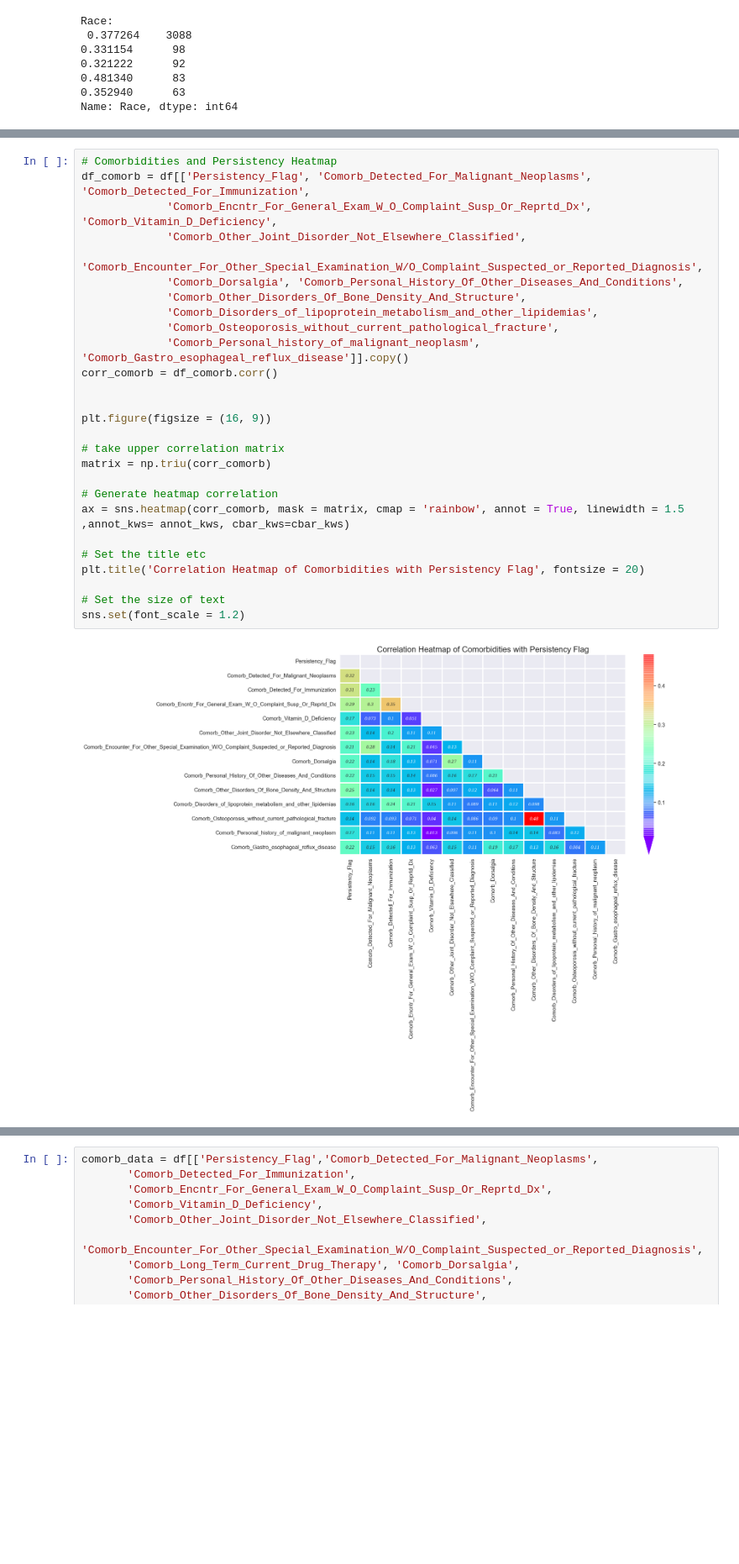
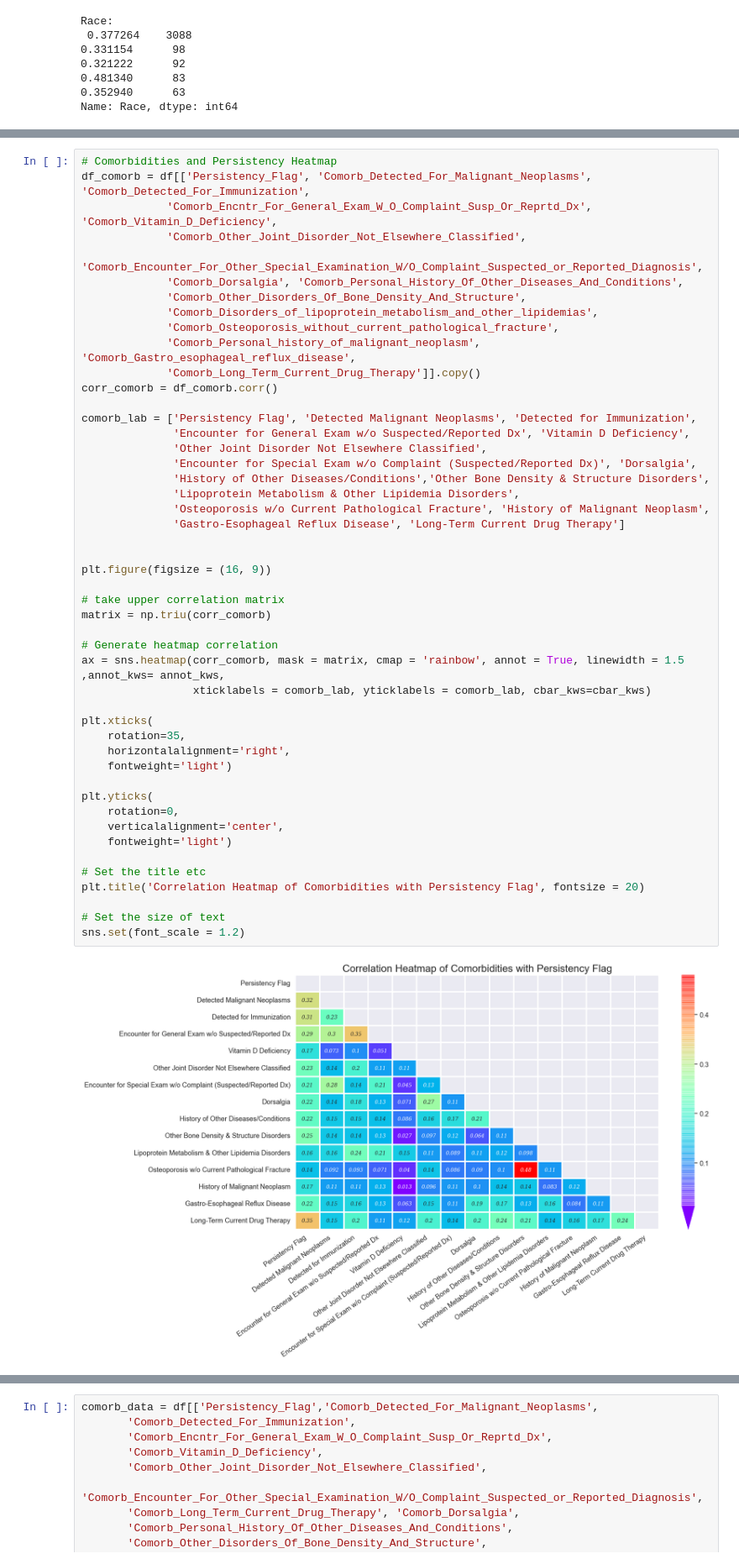
Before and after one commit to LiviaNFoster/DataGlacierFinalProject, a Jupyter notebook: FinalProject.ipynb, the cells around one changed output, grey strips where cells are left out. Shown at 84% size. Drawn from its saved outputs; the diff is of its cells as text; blank space fills up the shorter version.

```diff
--- a/FinalProject.ipynb
+++ b/FinalProject.ipynb
@@ -1280,30 +1311,51 @@ sns.set(font_scale = 1.2)
 # %%
 # Comorbidities and Persistency Heatmap
 df_comorb = df[['Persistency_Flag', 'Comorb_Detected_For_Malignant_Neoplasms', 'Comorb_Detected_For_Immunization',
              'Comorb_Encntr_For_General_Exam_W_O_Complaint_Susp_Or_Reprtd_Dx', 'Comorb_Vitamin_D_Deficiency',
              'Comorb_Other_Joint_Disorder_Not_Elsewhere_Classified',
              'Comorb_Encounter_For_Other_Special_Examination_W/O_Complaint_Suspected_or_Reported_Diagnosis',
              'Comorb_Dorsalgia', 'Comorb_Personal_History_Of_Other_Diseases_And_Conditions',
              'Comorb_Other_Disorders_Of_Bone_Density_And_Structure',
              'Comorb_Disorders_of_lipoprotein_metabolism_and_other_lipidemias',
              'Comorb_Osteoporosis_without_current_pathological_fracture',
-             'Comorb_Personal_history_of_malignant_neoplasm', 'Comorb_Gastro_esophageal_reflux_disease']].copy()
+             'Comorb_Personal_history_of_malignant_neoplasm', 'Comorb_Gastro_esophageal_reflux_disease',
+             'Comorb_Long_Term_Current_Drug_Therapy']].copy()
 corr_comorb = df_comorb.corr()
+
+comorb_lab = ['Persistency Flag', 'Detected Malignant Neoplasms', 'Detected for Immunization',
+              'Encounter for General Exam w/o Suspected/Reported Dx', 'Vitamin D Deficiency',
+              'Other Joint Disorder Not Elsewhere Classified',
+              'Encounter for Special Exam w/o Complaint (Suspected/Reported Dx)', 'Dorsalgia',
+              'History of Other Diseases/Conditions','Other Bone Density & Structure Disorders',
+              'Lipoprotein Metabolism & Other Lipidemia Disorders',
+              'Osteoporosis w/o Current Pathological Fracture', 'History of Malignant Neoplasm',
+              'Gastro-Esophageal Reflux Disease', 'Long-Term Current Drug Therapy']
 
 
 plt.figure(figsize = (16, 9))
 
 # take upper correlation matrix
 matrix = np.triu(corr_comorb)
 
 # Generate heatmap correlation
-ax = sns.heatmap(corr_comorb, mask = matrix, cmap = 'rainbow', annot = True, linewidth = 1.5 ,annot_kws= annot_kws, cbar_kws=cbar_kws)
+ax = sns.heatmap(corr_comorb, mask = matrix, cmap = 'rainbow', annot = True, linewidth = 1.5 ,annot_kws= annot_kws,
+                 xticklabels = comorb_lab, yticklabels = comorb_lab, cbar_kws=cbar_kws)
+
+plt.xticks(
+    rotation=35,
+    horizontalalignment='right',
+    fontweight='light')
+
+plt.yticks(
+    rotation=0,
+    verticalalignment='center',
+    fontweight='light')
 
 # Set the title etc
 plt.title('Correlation Heatmap of Comorbidities with Persistency Flag', fontsize = 20)
 
 # Set the size of text
 sns.set(font_scale = 1.2)
 # %% [output]
-[figure, old version]
+[figure, new version]
 # %%
```
Also changed, not shown: parts of 12 cells of this notebook.
